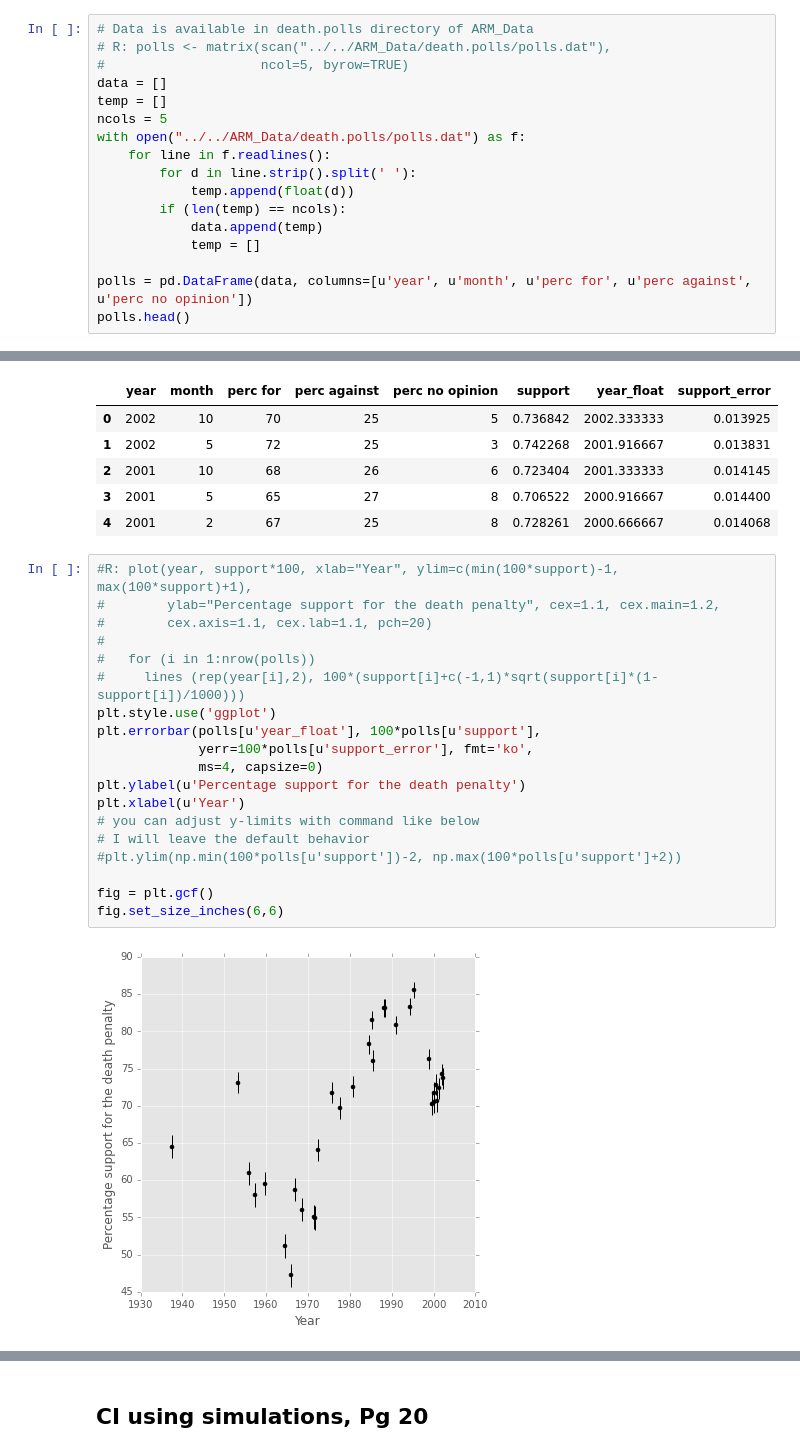
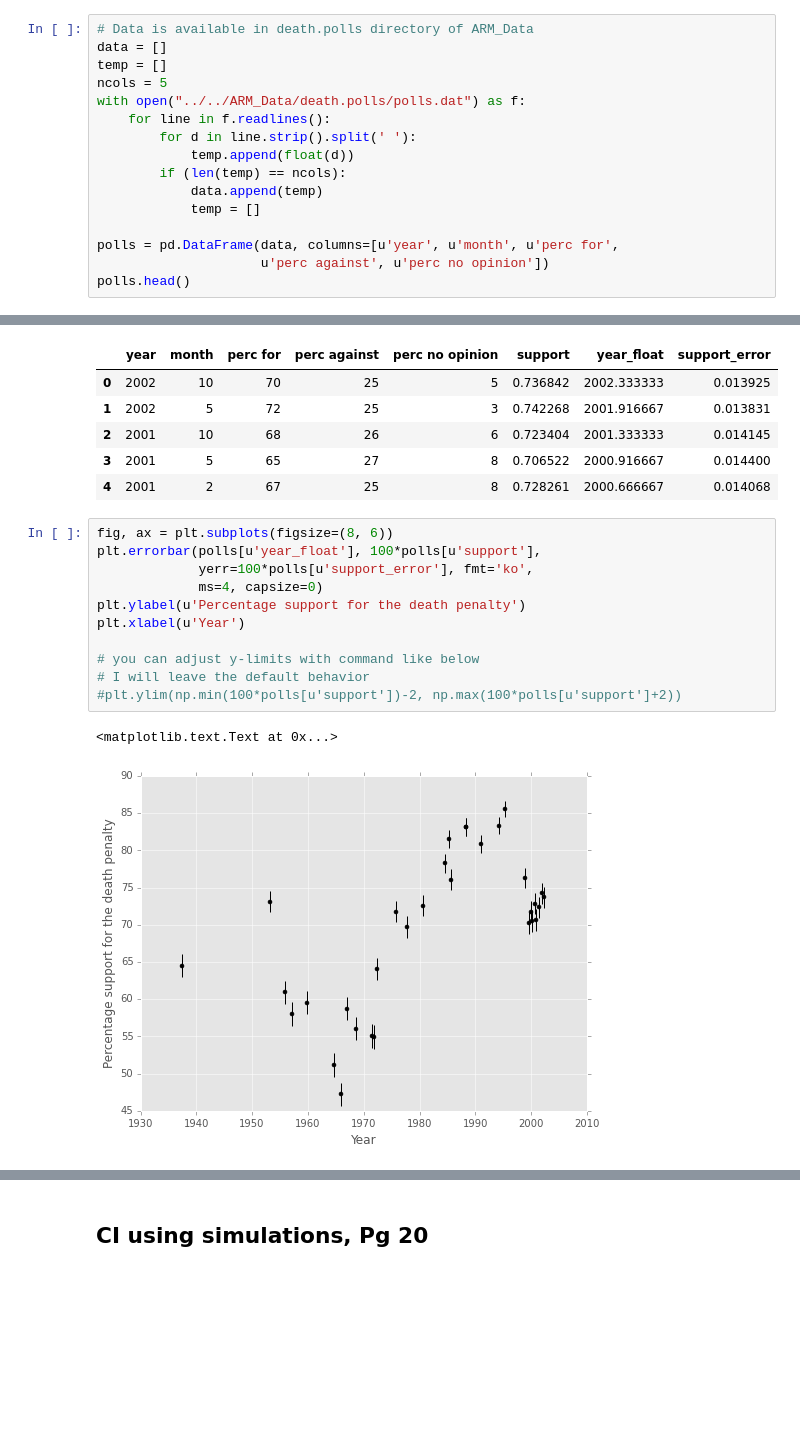
Before and after one commit to cstrelioff/ARM-ipynb, a Jupyter notebook: Chapter2/chptr2.3.ipynb, the cells around one changed output, grey strips where cells are left out. Cells and saved outputs as stored; diff of their text form; blank space fills up the shorter version.

```diff
--- a/Chapter2/chptr2.3.ipynb
+++ b/Chapter2/chptr2.3.ipynb
@@ -180,8 +164,6 @@ Using knowledge of the file layout we can read in the file and pre-process into
 appropriate rows/columns for passing into a pandas dataframe:
 # %%
 # Data is available in death.polls directory of ARM_Data
-# R: polls <- matrix(scan("../../ARM_Data/death.polls/polls.dat"),
-#                    ncol=5, byrow=TRUE)
 data = []
 temp = []
 ncols = 5
@@ -193,7 +175,8 @@ with open("../../ARM_Data/death.polls/polls.dat") as f:
             data.append(temp)
             temp = []
 
-polls = pd.DataFrame(data, columns=[u'year', u'month', u'perc for', u'perc against', u'perc no opinion'])
+polls = pd.DataFrame(data, columns=[u'year', u'month', u'perc for',
+                     u'perc against', u'perc no opinion'])
 polls.head()
 # %% [output]
 |  | year | month | perc for | perc against | perc no opinion |
@@ -242,26 +222,19 @@ polls.head()
 | 3 | 2001 | 5 | 65 | 27 | 8 | 0.706522 | 2000.916667 | 0.014400 |
 | 4 | 2001 | 2 | 67 | 25 | 8 | 0.728261 | 2000.666667 | 0.014068 |
 # %%
-#R: plot(year, support*100, xlab="Year", ylim=c(min(100*support)-1, max(100*support)+1),
-#        ylab="Percentage support for the death penalty", cex=1.1, cex.main=1.2,
-#        cex.axis=1.1, cex.lab=1.1, pch=20)
-#
-#   for (i in 1:nrow(polls))
-#     lines (rep(year[i],2), 100*(support[i]+c(-1,1)*sqrt(support[i]*(1-support[i])/1000)))
-plt.style.use('ggplot')
+fig, ax = plt.subplots(figsize=(8, 6))
 plt.errorbar(polls[u'year_float'], 100*polls[u'support'],
              yerr=100*polls[u'support_error'], fmt='ko',
              ms=4, capsize=0)
 plt.ylabel(u'Percentage support for the death penalty')
 plt.xlabel(u'Year')
+
 # you can adjust y-limits with command like below
 # I will leave the default behavior
 #plt.ylim(np.min(100*polls[u'support'])-2, np.max(100*polls[u'support']+2))
-
-fig = plt.gcf()
-fig.set_size_inches(6,6)
 # %% [output]
+<matplotlib.text.Text at 0x...>
-[figure, old version]
+[figure, new version]
 # %% [markdown]
 ## Weighted averages, Pg 19
 
```
Also changed, not shown: parts of 45 cells of this notebook, 1 other file.
